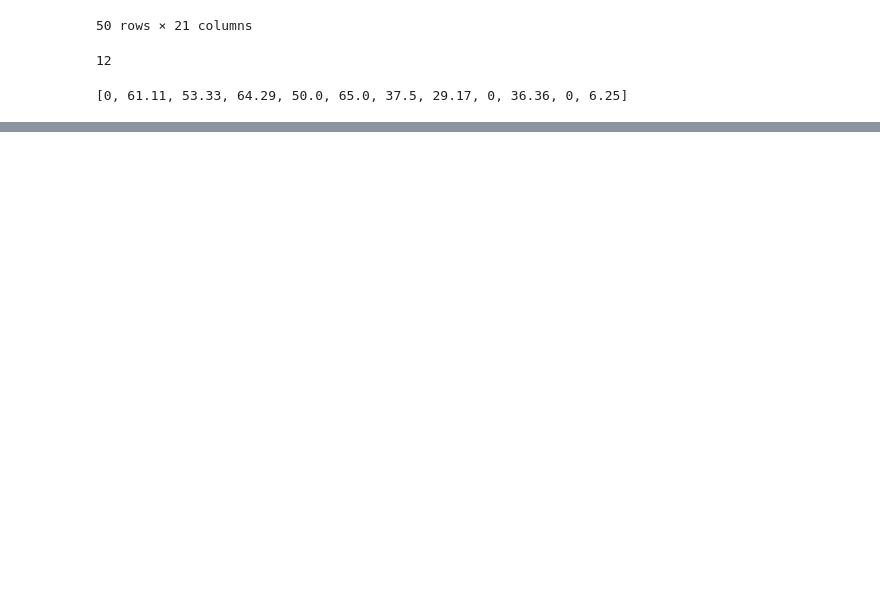
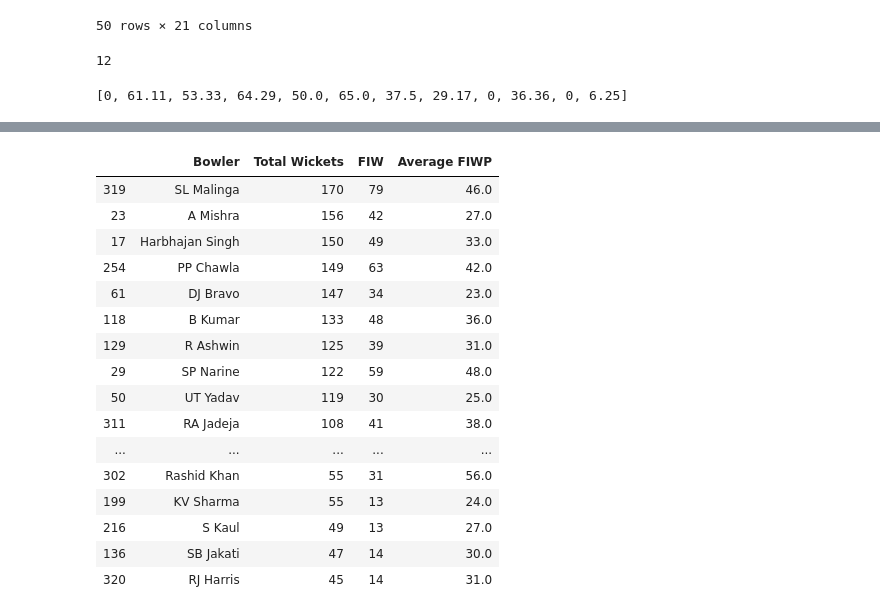
Before and after one commit to omkarb1604/IPL_data_scrape, a Jupyter notebook: FIB.ipynb, the cells around one changed output, grey strips where cells are left out. Cells and saved outputs as stored; diff of their text form; code cells hidden in the pictures; blank space fills up the shorter version.

```diff
--- a/FIB.ipynb
+++ b/FIB.ipynb
@@ -148,0 +153,4 @@ r[1]
+# %%
+q=set(bowlers)
+# %%
+k=list(q)
@@ -148,0 +162,18 @@ r[1]
+# %%
+bowler_name=[]
+total_wickets_season=[]
+fielding_ind_wickets_season=[]
+fielding_ind_percent=[]
+sum_total_wickets=[]
+sum_fiw=[]
+average_fip=[]
+for i in range(len(k)):
+    r=CALC_FIB(k[i]).fib_calculator()
+    if sum(r[0])!=0:
+        bowler_name.append(k[i])
+        total_wickets_season.append(r[0])
+        fielding_ind_wickets_season.append(r[1])
+        fielding_ind_percent.append(r[2])
+        sum_total_wickets.append(sum(r[0]))
+        sum_fiw.append(sum(r[1]))
+        average_fip.append(100*round(sum(r[1])/sum(r[0]),2))
@@ -148,0 +184,3 @@ r[1]
+# %%
+final_fiwp_bowlers=pd.DataFrame({'Bowler':bowler_name,'Total Wickets':sum_total_wickets,
+                                 'FIW':sum_fiw,'Average FIWP':average_fip})
@@ -148,0 +196,20 @@ r[1]
+# %%
+final_fiwp_bowlers.sort_values(by='Total Wickets',ascending=False).head(50)
+# %% [output]
+|  | Bowler | Total Wickets | FIW | Average FIWP |
+| 319 | SL Malinga | 170 | 79 | 46.0 |
+| 23 | A Mishra | 156 | 42 | 27.0 |
+| 17 | Harbhajan Singh | 150 | 49 | 33.0 |
+| 254 | PP Chawla | 149 | 63 | 42.0 |
+| 61 | DJ Bravo | 147 | 34 | 23.0 |
+| 118 | B Kumar | 133 | 48 | 36.0 |
+| 129 | R Ashwin | 125 | 39 | 31.0 |
+| 29 | SP Narine | 122 | 59 | 48.0 |
+| 50 | UT Yadav | 119 | 30 | 25.0 |
+| 311 | RA Jadeja | 108 | 41 | 38.0 |
+| ... | ... | ... | ... | ... |
+| 302 | Rashid Khan | 55 | 31 | 56.0 |
+| 199 | KV Sharma | 55 | 13 | 24.0 |
+| 216 | S Kaul | 49 | 13 | 27.0 |
+| 136 | SB Jakati | 47 | 14 | 30.0 |
+| 320 | RJ Harris | 45 | 14 | 31.0 |
```
Also changed, not shown: parts of 8 cells of this notebook.
